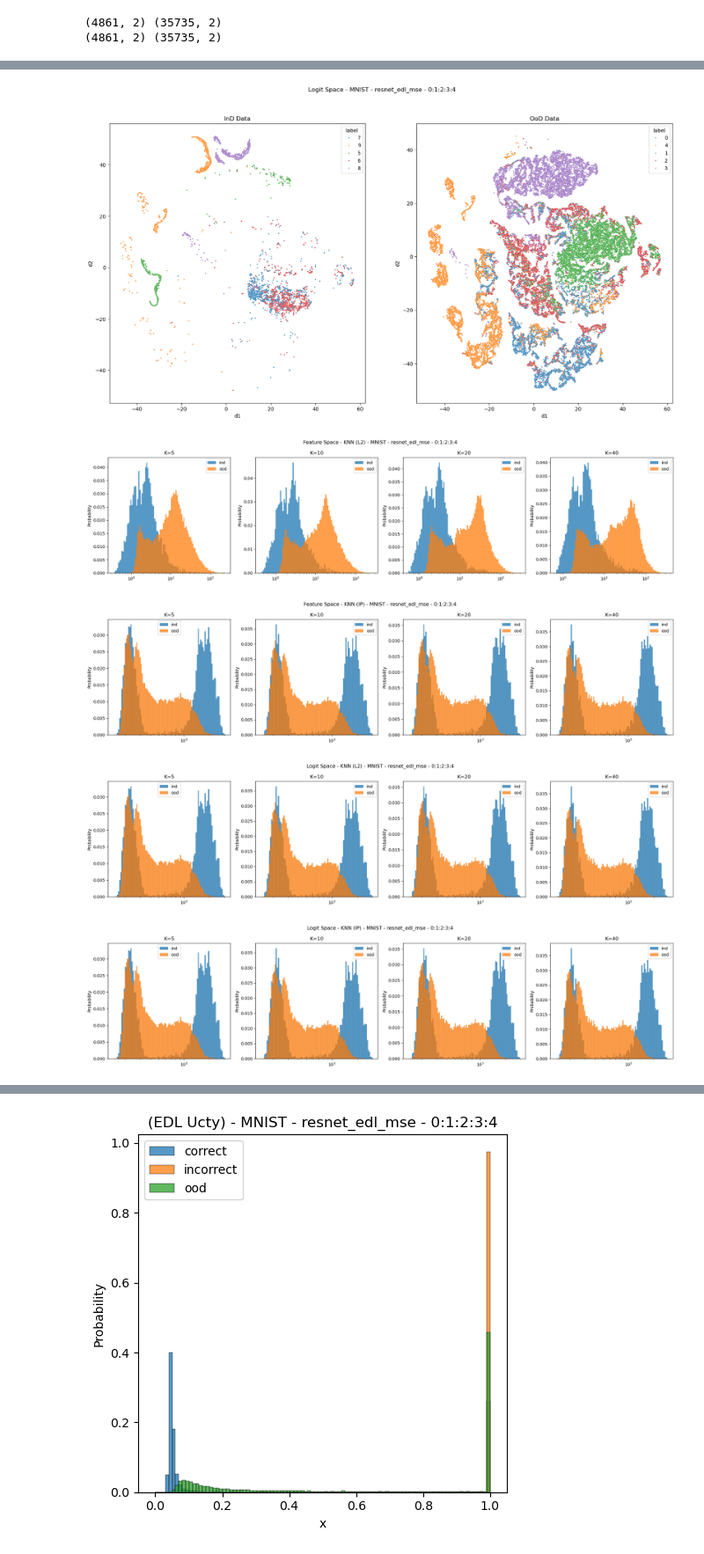
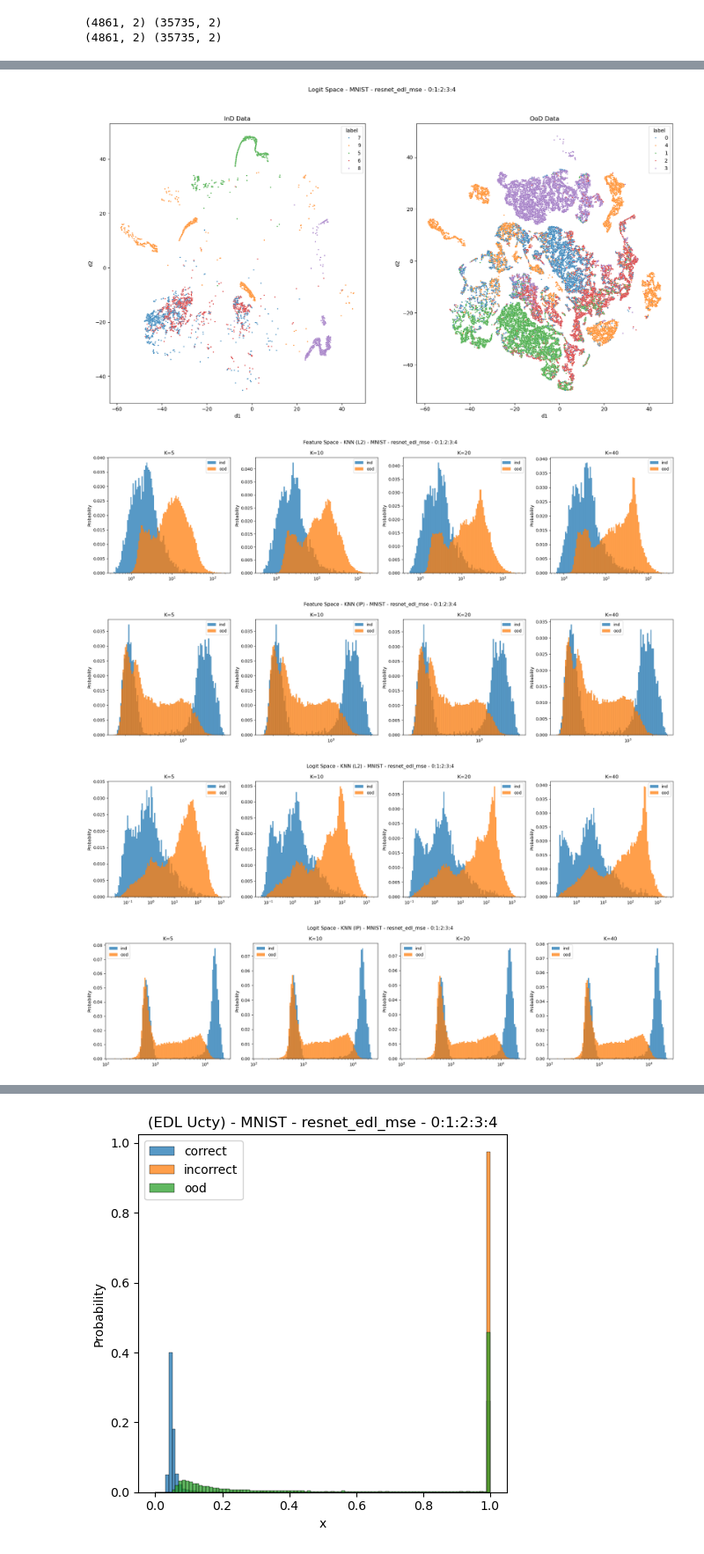
Before and after one commit to yasithdev/qpm-amrb-new, a Jupyter notebook: notebooks/eval_resnet_edl_mse_mnist_A.ipynb, the cells around one changed output, grey strips where cells are left out. Shown at 88% size. Saved outputs shown, nothing was run; the diff lists cells and outputs as text; code cells hidden in the pictures.

```diff
--- a/notebooks/eval_resnet_edl_mse_mnist_A.ipynb
+++ b/notebooks/eval_resnet_edl_mse_mnist_A.ipynb
@@ -264,38 +260,38 @@ plt.show()
 # %%
-lgt_data = pd.DataFrame()
+df_lgt2d = pd.DataFrame()
 d1, d2 = ind_lgt2d.T
-lgt_data = pd.concat([lgt_data, pd.DataFrame(dict(d1=d1, d2=d2, label=ind_labels, source="ind"))])
+df_lgt2d = pd.concat([df_lgt2d, pd.DataFrame(dict(d1=d1, d2=d2, label=ind_labels, source="ind"))])
 
 if ood_str:
     d1, d2 = ood_lgt2d.T
-    lgt_data = pd.concat([lgt_data, pd.DataFrame(dict(d1=d1, d2=d2, label=ood_labels, source="ood"))])
+    df_lgt2d = pd.concat([df_lgt2d, pd.DataFrame(dict(d1=d1, d2=d2, label=ood_labels, source="ood"))])
 
 fig, [ax1, ax2] = plt.subplots(1, 2, figsize=(20, 10))
 fig.suptitle(f"Logit Space - {dataset_name} - {model_name} - {ood_str}")
-sns.scatterplot(data=lgt_data[(lgt_data['source'] == "ind")], x="d1", y="d2", hue="label", s=5, ax=ax1)
+sns.scatterplot(data=df_lgt2d[(df_lgt2d['source'] == "ind")], x="d1", y="d2", hue="label", s=5, ax=ax1)
 ax1.set_title("InD Data")
-sns.scatterplot(data=lgt_data[(lgt_data['source'] == "ood")], x="d1", y="d2", hue="label", s=5, ax=ax2)
+sns.scatterplot(data=df_lgt2d[(df_lgt2d['source'] == "ood")], x="d1", y="d2", hue="label", s=5, ax=ax2)
 ax2.set_title("OoD Data")
 plt.show()
 # %% [output]
-[figure, old version]
+[figure, new version]
 # %%
 import faiss
 
-index_ftr = faiss.IndexFlatL2(ind_ftr.shape[-1])
-index_ftr.add(ind_ftr)
+index = faiss.IndexFlatL2(ind_emb.shape[-1])
+index.add(val_emb)
 
 fig, axs = plt.subplots(nrows=1, ncols=4, figsize=(20, 5))
 fig.suptitle(f"Feature Space - KNN (L2) - {dataset_name} - {model_name} - {ood_str}")
 
 for j, k in enumerate(tqdm([5, 10, 20, 40])):
-    Di = index_ftr.search(ind_ftr, k+1)[0][:, -k:].mean(-1) # avoid closest neighbor (itself)
+    Di = index.search(ind_emb, k)[0].mean(-1)
     D = [Di]
     if ood_str:
-        Do = index_ftr.search(ood_ftr, k)[0].mean(-1)
+        Do = index.search(ood_emb, k)[0].mean(-1)
         D.append(Do)
     D = np.concatenate(D, axis=0)
-    bins = np.logspace(np.log10(D.min()), np.log10(D.max()), 100)
+    bins = np.logspace(np.log10(D.min() + 1e-7), np.log10(D.max()), 100)
     ax = axs[j]
     sns.histplot(Di, fill=True, label='ind', stat='probability', ax=ax, bins=bins)
     if ood_str:
@@ -307,24 +303,24 @@ for j, k in enumerate(tqdm([5, 10, 20, 40])):
 plt.tight_layout()
 plt.show()
 # %% [output]
-[figure, old version]
+[figure, new version]
 # %%
 import faiss
 
-index_ftr = faiss.IndexFlatIP(ind_ftr.shape[-1])
-index_ftr.add(ind_ftr)
+index = faiss.IndexFlatIP(ind_emb.shape[-1])
+index.add(val_emb)
 
 fig, axs = plt.subplots(nrows=1, ncols=4, figsize=(20, 5))
 fig.suptitle(f"Feature Space - KNN (IP) - {dataset_name} - {model_name} - {ood_str}")
 
 for j, k in enumerate(tqdm([5, 10, 20, 40])):
-    Di = index_ftr.search(ind_ftr, k+1)[0][:, -k:].mean(-1) # avoid closest neighbor (itself)
+    Di = index.search(ind_emb, k)[0].mean(-1)
     D = [Di]
     if ood_str:
-        Do = index_ftr.search(ood_ftr, k)[0].mean(-1)
+        Do = index.search(ood_emb, k)[0].mean(-1)
         D.append(Do)
     D = np.concatenate(D, axis=0)
-    bins = np.logspace(np.log10(D.min()), np.log10(D.max()), 100)
+    bins = np.logspace(np.log10(D.min() + 1e-7), np.log10(D.max()), 100)
     ax = axs[j]
     sns.histplot(Di, fill=True, label='ind', stat='probability', ax=ax, bins=bins)
     if ood_str:
@@ -336,53 +332,53 @@ for j, k in enumerate(tqdm([5, 10, 20, 40])):
 plt.tight_layout()
 plt.show()
 # %% [output]
-[figure, old version]
+[figure, new version]
 # %%
 import faiss
 
-index_lgt = faiss.IndexFlatL2(ind_lgt.shape[-1])
-index_lgt.add(ind_lgt)
+index = faiss.IndexFlatL2(ind_lgt.shape[-1])
+index.add(val_lgt)
 
 fig, axs = plt.subplots(nrows=1, ncols=4, figsize=(20, 5))
 fig.suptitle(f"Logit Space - KNN (L2) - {dataset_name} - {model_name} - {ood_str}")
 
 for j, k in enumerate(tqdm([5, 10, 20, 40])):
-    Di = index_ftr.search(ind_ftr, k+1)[0][:, -k:].mean(-1) # avoid closest neighbor (itself)
+    Di = index.search(ind_lgt, k)[0].mean(-1)
     D = [Di]
     if ood_str:
-        Do = index_ftr.search(ood_ftr, k)[0].mean(-1)
+        Do = index.search(ood_lgt, k)[0].mean(-1)
         D.append(Do)
     D = np.concatenate(D, axis=0)
-    bins = np.logspace(np.log10(D.min()), np.log10(D.max()), 100)
+    bins = np.logspace(np.log10(D.min() + 1e-7), np.log10(D.max()), 100)
     ax = axs[j]
     sns.histplot(Di, fill=True, label='ind', stat='probability', ax=ax, bins=bins)
     if ood_str:
         sns.histplot(Do, fill=True, label='ood', stat='probability', ax=ax, bins=bins)
     ax.set_title(f"K={k}")
     ax.set_xscale('log')
     ax.legend()
 
 plt.tight_layout()
 plt.show()
 # %% [output]
-[figure, old version]
+[figure, new version]
 # %%
 import faiss
 
-index_lgt = faiss.IndexFlatIP(ind_lgt.shape[-1])
-index_lgt.add(ind_lgt)
+index = faiss.IndexFlatIP(ind_lgt.shape[-1])
+index.add(val_lgt)
 
 fig, axs = plt.subplots(nrows=1, ncols=4, figsize=(20, 5))
 fig.suptitle(f"Logit Space - KNN (IP) - {dataset_name} - {model_name} - {ood_str}")
 
 for j, k in enumerate(tqdm([5, 10, 20, 40])):
-    Di = index_ftr.search(ind_ftr, k+1)[0][:, -k:].mean(-1) # avoid closest neighbor (itself)
+    Di = index.search(ind_lgt, k)[0].mean(-1)
     D = [Di]
     if ood_str:
-        Do = index_ftr.search(ood_ftr, k)[0].mean(-1)
+        Do = index.search(ood_lgt, k)[0].mean(-1)
         D.append(Do)
     D = np.concatenate(D, axis=0)
-    bins = np.logspace(np.log10(D.min()), np.log10(D.max()), 100)
+    bins = np.logspace(np.log10(D.min() + 1e-7), np.log10(D.max()), 100)
     ax = axs[j]
     sns.histplot(Di, fill=True, label='ind', stat='probability', ax=ax, bins=bins)
     if ood_str:
@@ -394,7 +390,7 @@ for j, k in enumerate(tqdm([5, 10, 20, 40])):
 plt.tight_layout()
 plt.show()
 # %% [output]
-[figure, old version]
+[figure, new version]
 # %%
 ind_prob = np.exp(ind_lgt) / np.exp(ind_lgt).sum(-1, keepdims=True)
 ind_pred = ind_prob.argmax(-1)
```
Also changed, not shown: parts of 7 cells of this notebook, 56 other files.
